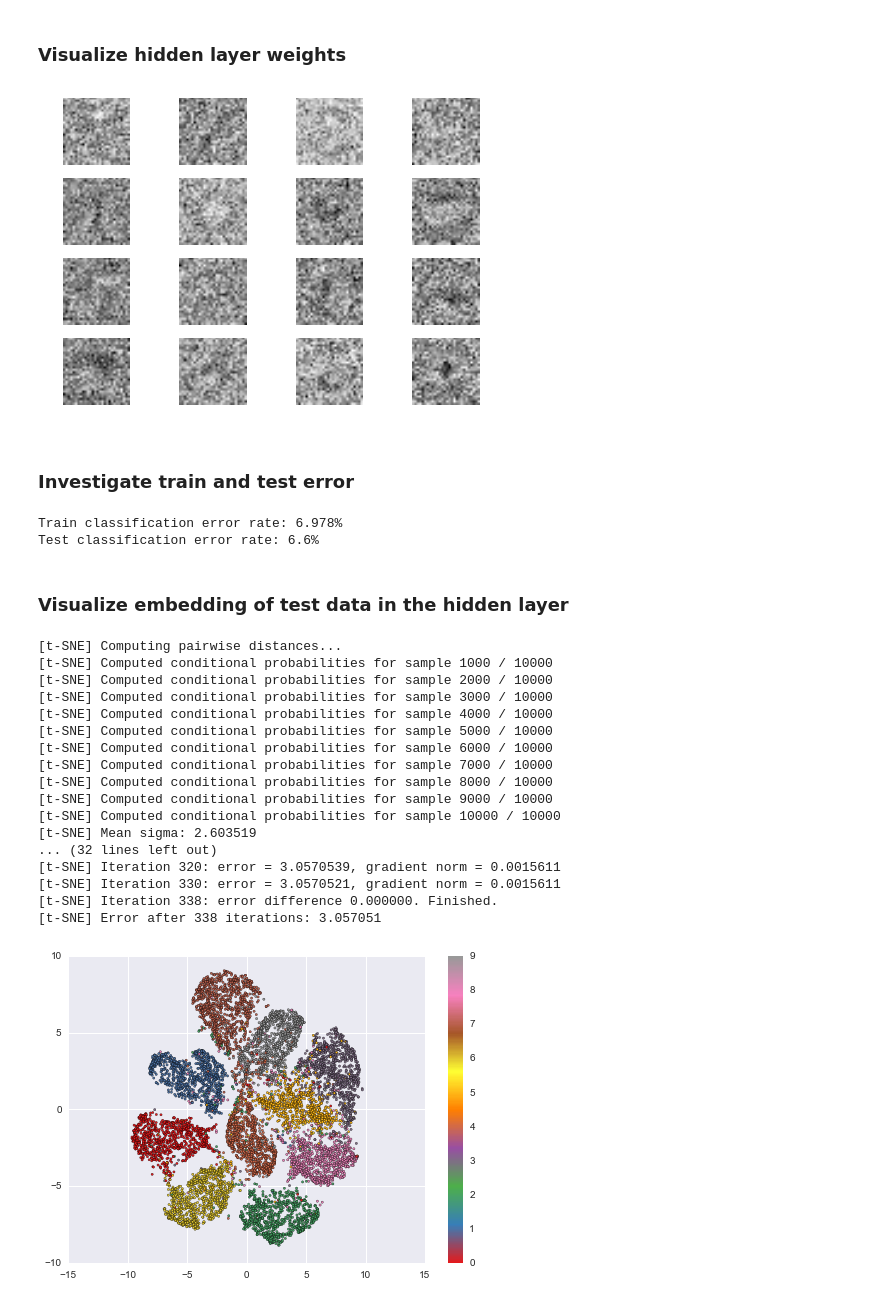
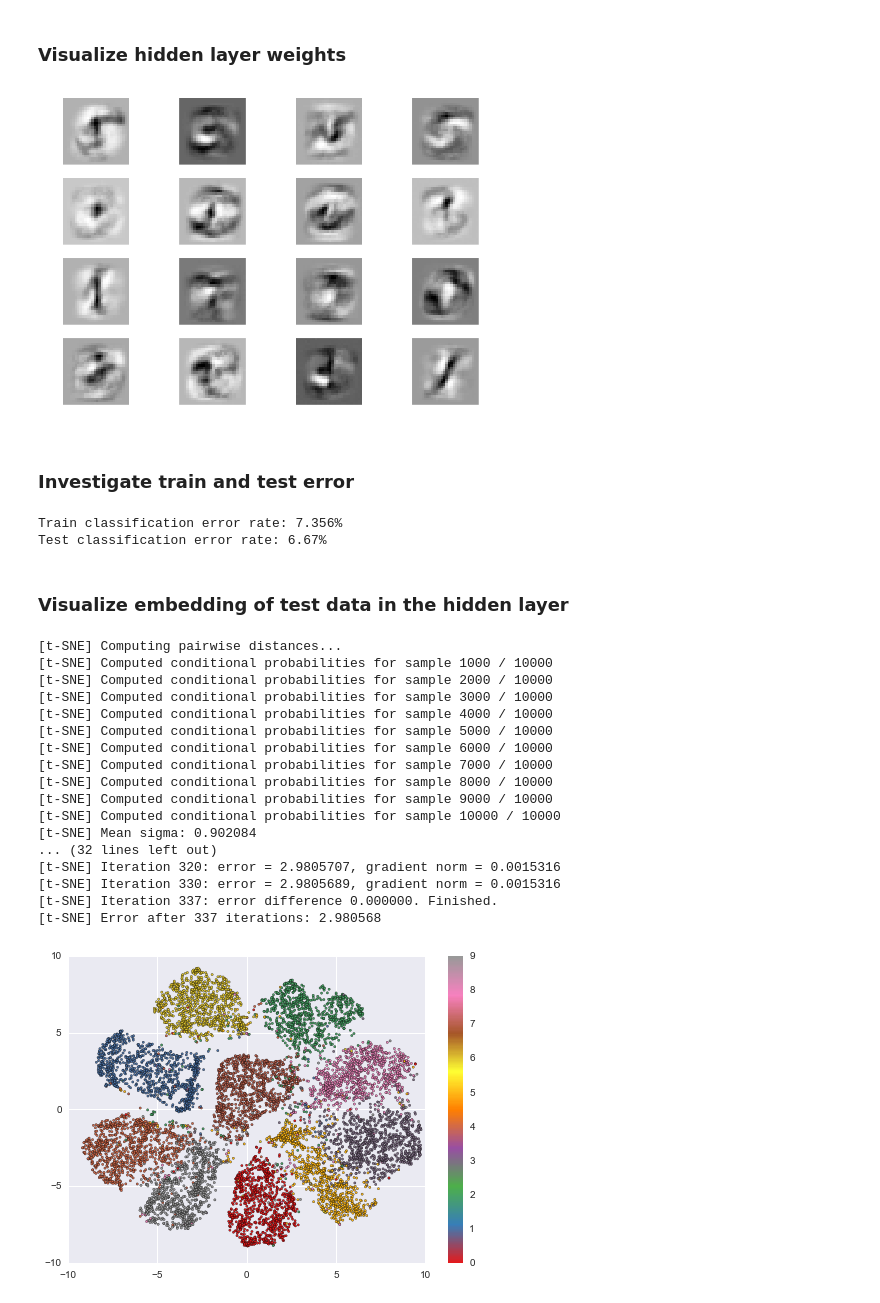
Before and after one commit to dganguli/deeplearning, a Jupyter notebook: notebooks/Multi Layer Perceptron Examples.ipynb, the cells around one changed output. Saved outputs shown, nothing was run; the diff lists cells and outputs as text; code cells hidden in the pictures.

```diff
--- a/notebooks/Multi Layer Perceptron Examples.ipynb
+++ b/notebooks/Multi Layer Perceptron Examples.ipynb
@@ -58,10 +58,10 @@ y_test = test[1]
 X_test = np.column_stack([X_test, np.ones((len(y_test),1))])
 
 n_hidden = 16
-learning_rate = .1
+learning_rate = .01
 reg = 1E-2
-max_iter = 10000
-iter_print = 1000
+max_iter = 100000
+iter_print = 10000
 
 mlp = MultiLayerPerceptron(X_train,n_hidden,y_train)
 mlp.fit(learning_rate, reg, max_iter, iter_print)
@@ -90,10 +90,10 @@ for k in range(25):
 # %%
 for k in range(mlp.W1.shape[0]):
     plt.subplot(4,4,k)
-    plt.imshow(np.reshape(mlp.W1[k,:-1], (28,28)))
+    plt.imshow(np.reshape(mlp.W1[k,:-1], (28,28)),interpolation='none')
     plt.axis('off')
 # %% [output]
-[figure, old version]
+[figure, new version]
 # %% [markdown]
 ### Investigate train and test error
 # %%
@@ -104,8 +104,8 @@ test_err = (1 - np.sum((y_test_hat - y_test)==0)/len(y_test))*100
 
 print 'Train classification error rate: {}%\nTest classification error rate: {}%'.format(train_err,test_err)
 # %% [output]
-Train classification error rate: 6.978%
-Test classification error rate: 6.6%
+Train classification error rate: 7.356%
+Test classification error rate: 6.67%
 # %% [markdown]
 ### Visualize embedding of test data in the hidden layer
 # %%
@@ -123,17 +123,19 @@ embedding = t.fit_transform(mlp.hidden_layer(X_test))
 [t-SNE] Computed conditional probabilities for sample 8000 / 10000
 [t-SNE] Computed conditional probabilities for sample 9000 / 10000
 [t-SNE] Computed conditional probabilities for sample 10000 / 10000
-[t-SNE] Mean sigma: 2.603519
+[t-SNE] Mean sigma: 0.902084
 ... (32 lines left out)
-[t-SNE] Iteration 320: error = 3.0570539, gradient norm = 0.0015611
-[t-SNE] Iteration 330: error = 3.0570521, gradient norm = 0.0015611
-[t-SNE] Iteration 338: error difference 0.000000. Finished.
-[t-SNE] Error after 338 iterations: 3.057051
+[t-SNE] Iteration 320: error = 2.9805707, gradient norm = 0.0015316
+[t-SNE] Iteration 330: error = 2.9805689, gradient norm = 0.0015316
+[t-SNE] Iteration 337: error difference 0.000000. Finished.
+[t-SNE] Error after 337 iterations: 2.980568
 # %%
 dat = pd.DataFrame(embedding, columns=['x','y'])
 dat['label'] = y_test
 plt.scatter(dat.x,dat.y,c=dat.label, s=5, cmap=mpl.cm.Set1)
 plt.colorbar()
+plt.xlim([-10,10])
+plt.ylim([-10,10])
 plt.show()
 # %% [output]
-[figure, old version]
+[figure, new version]
```
Also changed, not shown: parts of 1 cell of this notebook, 1 other file.
